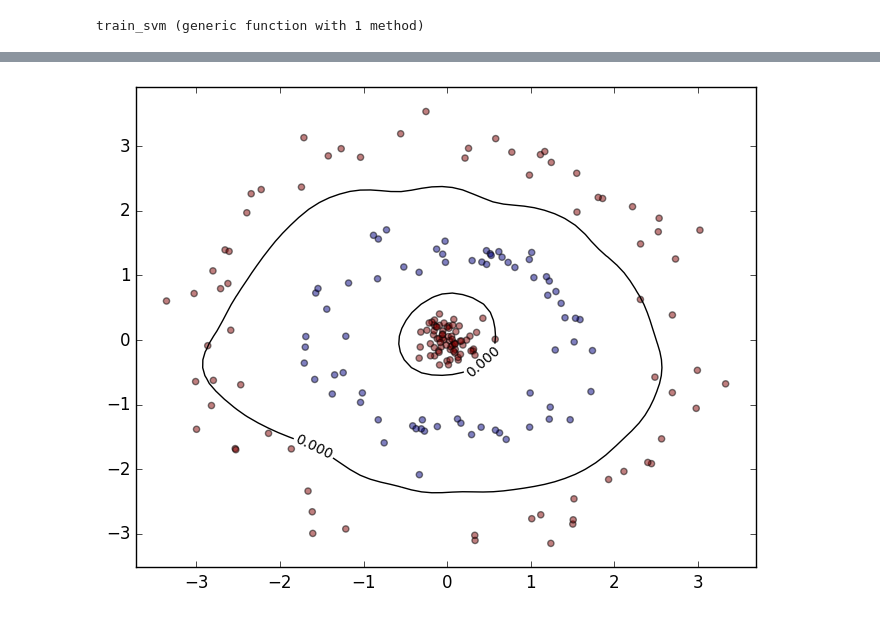
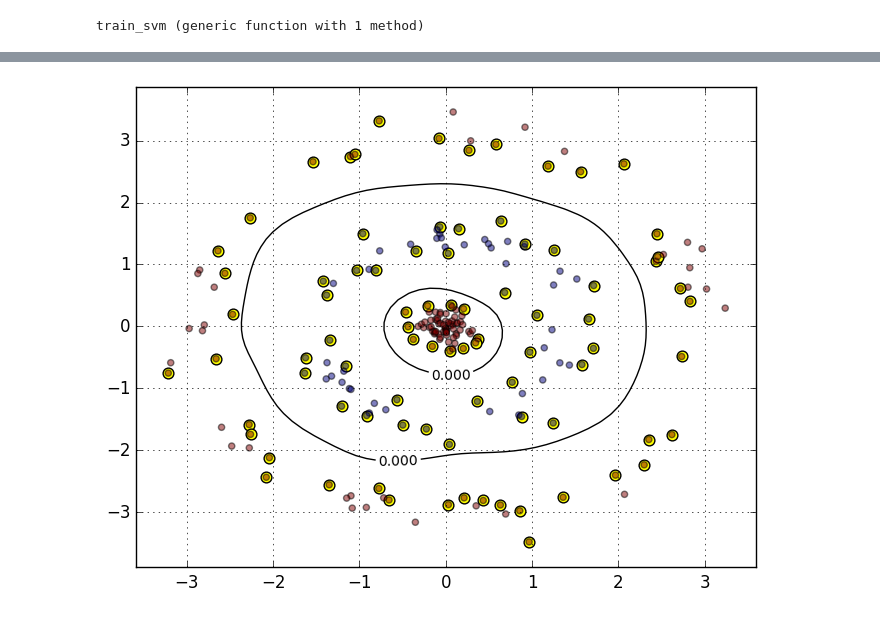
Before and after one commit to matthieubulte/proseminar-svm, a Jupyter notebook: svm.ipynb, the cells around one changed output, grey strips where cells are left out. Cells and saved outputs as stored; diff of their text form; code cells hidden in the pictures.

Commit message:
Explain margin maximization intuition, explain support vectors ideas, start conclusion of section 1

```diff
--- a/svm.ipynb
+++ b/svm.ipynb
@@ -94,7 +94,7 @@ function train_svm(data, labels; K=vecdot, tol=eps()) :: SVM
 
     problem = minimize(0.5*quadform(α, Q) - vecdot(α, ones(N)))
     problem.constraints += α >= 0
-    problem.constraints += vecdot(α, y) == 0
+    problem.constraints += vecdot(α, labels) == 0
 
     solve!(problem, SCSSolver(verbose=false))
     α = α.value[:, 1]
@@ -105,7 +105,7 @@ function train_svm(data, labels; K=vecdot, tol=eps()) :: SVM
     w = zeros(size(data, 2))
     for i = 1:N
         if α[i] > 0
-            w += α[i] * y[i] * x[i, :]
+            w += α[i] * labels[i] * data[i, :]
         end
     end
 
@@ -113,12 +113,12 @@ function train_svm(data, labels; K=vecdot, tol=eps()) :: SVM
     b = 0
     for i = 1:N
         if α[i] > 0
-            b = y[i] - K(x[i, :], w)
+            b = labels[i] - K(data[i, :], w)
             break
         end
     end
 
-    SVM(α, x[α .!= 0, :], y[α .!= 0], b, K)
+    SVM(α, data[α .!= 0, :], labels[α .!= 0], b, K)
 end
 # %% [output]
 train_svm (generic function with 1 method)
@@ -125,17 +163,4 @@ train_svm (generic function with 1 method)
 # %%
-function svm_predict(svm :: SVM, x)
-    f = svm.b
-    j = 1
-    for i = 1:length(svm.α)
-        if svm.α[i] > 0
-            f += svm.support_vectors_labels[j] * svm.α[i] * svm.K(x, svm.support_vectors_data[j, :])
-            j += 1
-        end
-    end
-
-    f
-end
-
 function svm_show_contour(svm :: SVM, xrange, yrange)
     N = length(xrange)
 
@@ -155,6 +180,7 @@ function svm_show_contour(svm :: SVM, xrange, yrange)
     zgrid = reshape(z, N, N)
 
     cs = contour(xgrid, ygrid, zgrid, colors="black", levels=[0])
-    clabel(cs, inline=1, fontsize=10);
+    clabel(cs, inline=1, fontsize=10)
+    grid();
 end
 # %% [output]
@@ -180,8 +213,12 @@ WARNING: Method definition poly(Any, Any) in module Main at In[9]:2 overwritten
 # %%
-x, y = three_cocentric()
-rbf(x₁, x₂) = exp(-norm(x₁ - x₂))
-svm₁ = train_svm(x, y, tol=10.0e-6, K=rbf)
-svm_show_contour(svm₁, linspace(-3.0, 3.0, 50), linspace(-3.0, 3.0, 50))
-scatter(x[:, 1], x[:, 2], c=y, alpha=0.5);
+x₂, y₂ = three_cocentric()
+rbf(l, r) = exp(-norm(l - r))
+
+svm₂ = train_svm(x₂, y₂, tol=10.0e-6, K=rbf)
+@show svm_confusion(svm₂, x₂, y₂)
+
+svm_show_contour(svm₂, linspace(-3.0, 3.0, 50), linspace(-3.0, 3.0, 50))
+scatter(x₂[:, 1][svm₂.α .!= 0], x₂[:, 2][svm₂.α .!= 0], c="yellow", s=60)
+scatter(x₂[:, 1], x₂[:, 2], c=y₂, alpha=0.5);
 # %% [output]
-[figure, old version]
+[figure, new version]
```
Also changed, not shown: parts of 6 cells of this notebook, 7 other files.
